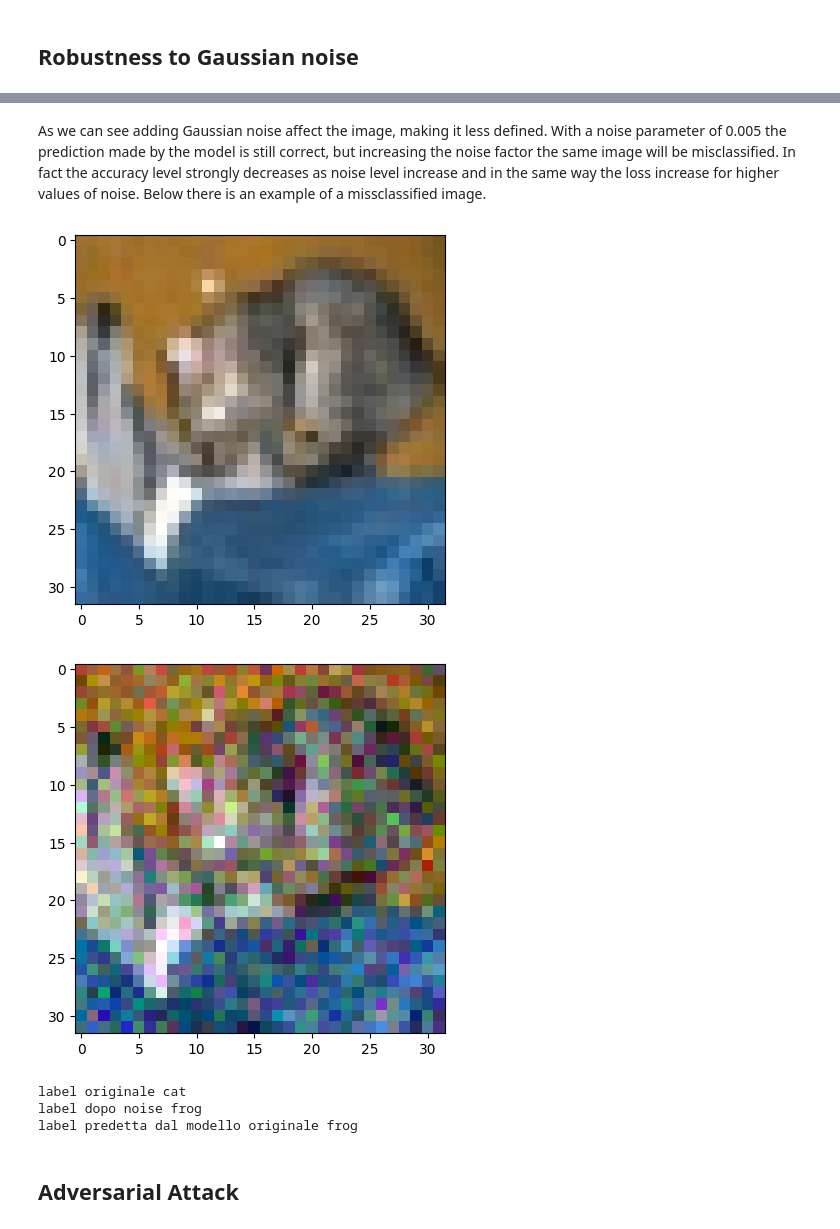
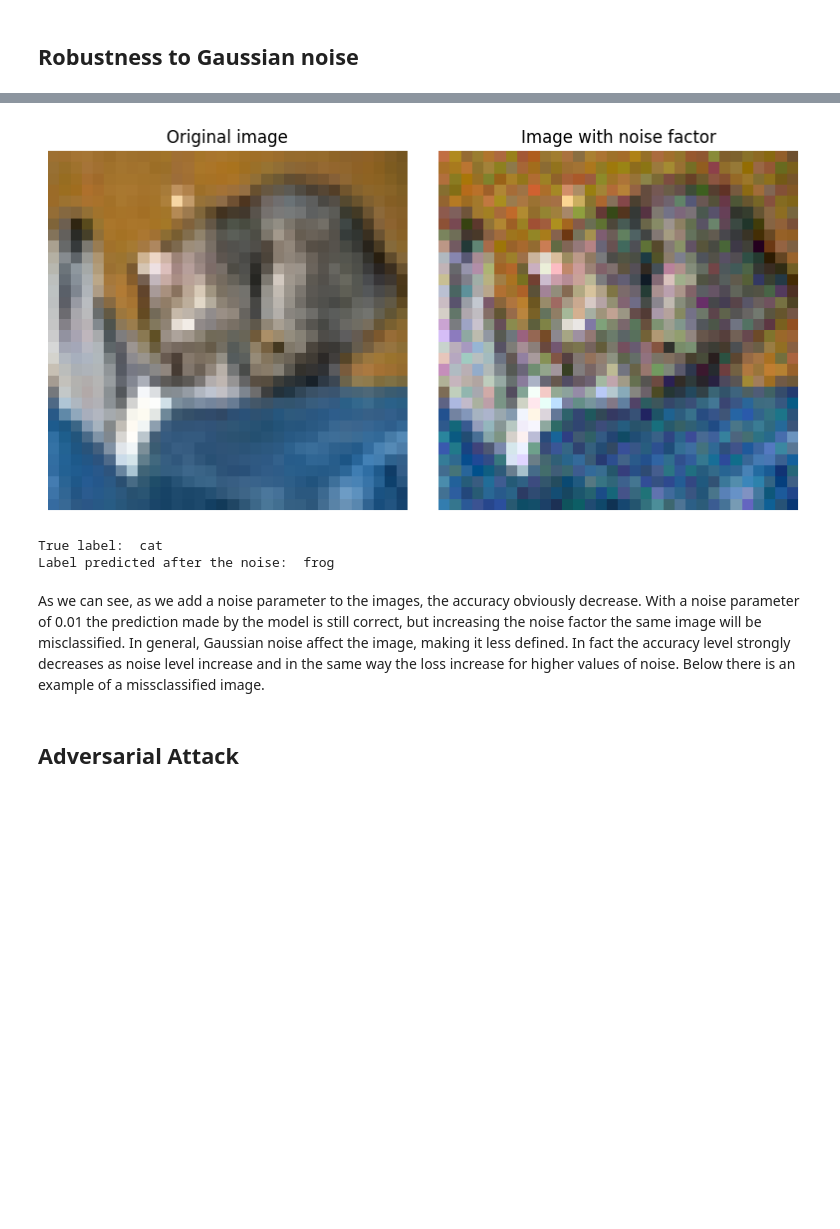
Before and after one commit to C1PO/CIFAR10-classification_and_analysis, a Jupyter notebook: cognition&computation.ipynb, the cells around one changed output, grey strips where cells are left out. Cells and saved outputs as stored; diff of their text form; code cells hidden in the pictures; blank space fills up the shorter version.

```diff
--- a/cognition&computation.ipynb
+++ b/cognition&computation.ipynb
@@ -412,19 +541,18 @@ y_pred_noisy = model.predict(x_test_noisy)
+# %%
+plot_noised_image()
+# %% [output]
+[figure, added]
+# %%
+print("True label: ", labels[np.argmax(y_test[0])])
+print("Label predicted after the noise: ", labels[np.argmax(y_pred_noisy[0])])
+# %% [output]
+True label:  cat
+Label predicted after the noise:  frog
 # %% [markdown]
-As we can see adding Gaussian noise affect the image, making it less defined. With a noise parameter of 0.005 the prediction made by the model is still correct, but increasing the noise factor the same image will be misclassified. In fact the accuracy level strongly decreases as noise level increase and in the same way the loss increase for higher values of noise.
+As we can see, as we add a noise parameter to the images, the accuracy obviously decrease.
+With a noise parameter of 0.01 the prediction made by the model is still correct, but increasing the noise factor the same image will be misclassified.
+In general, Gaussian noise affect the image, making it less defined. In fact the accuracy level strongly decreases as noise level increase and in the same way the loss increase for higher values of noise.
 Below there is an example of a missclassified image.
-# %%
-plt.imshow(x_test[0])
-plt.show()
-plt.imshow(x_test_noisy[0],cmap = 'viridis',interpolation = "nearest")
-plt.show()
-print("True label", labels[np.argmax(y_test[0])])
-print("Label predicted after the noise", labels[np.argmax(y_pred_noisy[0])])
-# %% [output]
-[figure, removed]
-[figure, removed]
-label originale cat
-label dopo noise frog
-label predetta dal modello originale frog
 # %% [markdown]
 ## Adversarial Attack
 # %% [markdown]
```
Also changed, not shown: parts of 34 cells of this notebook.
